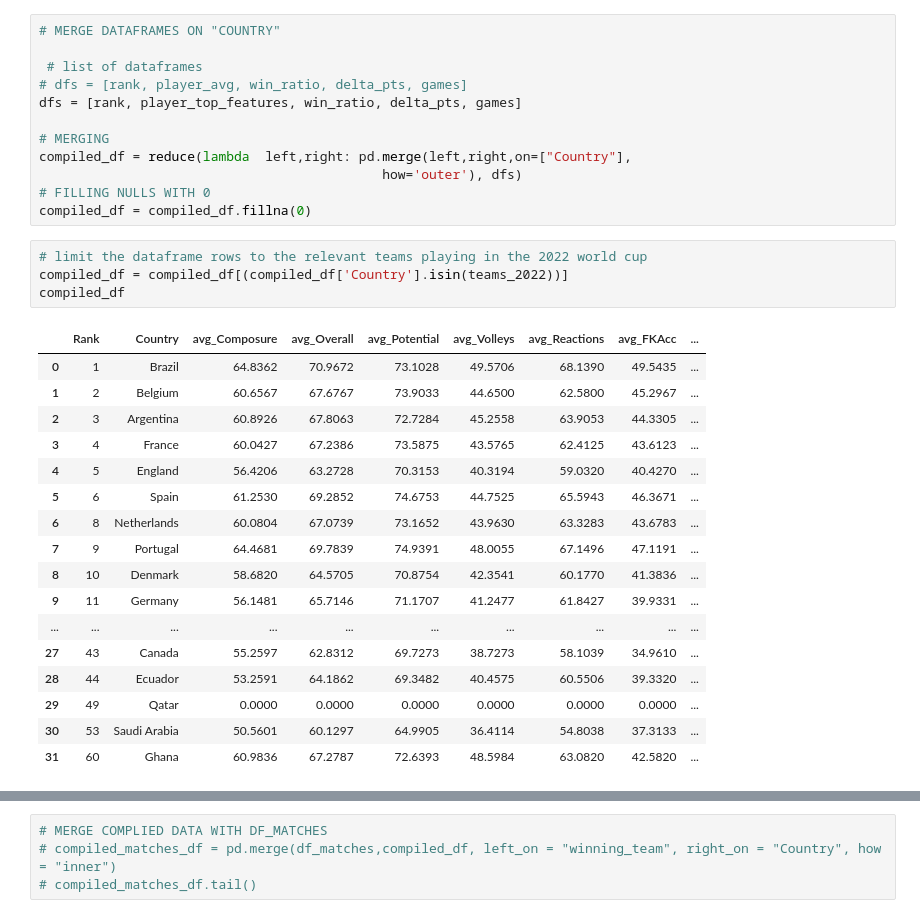
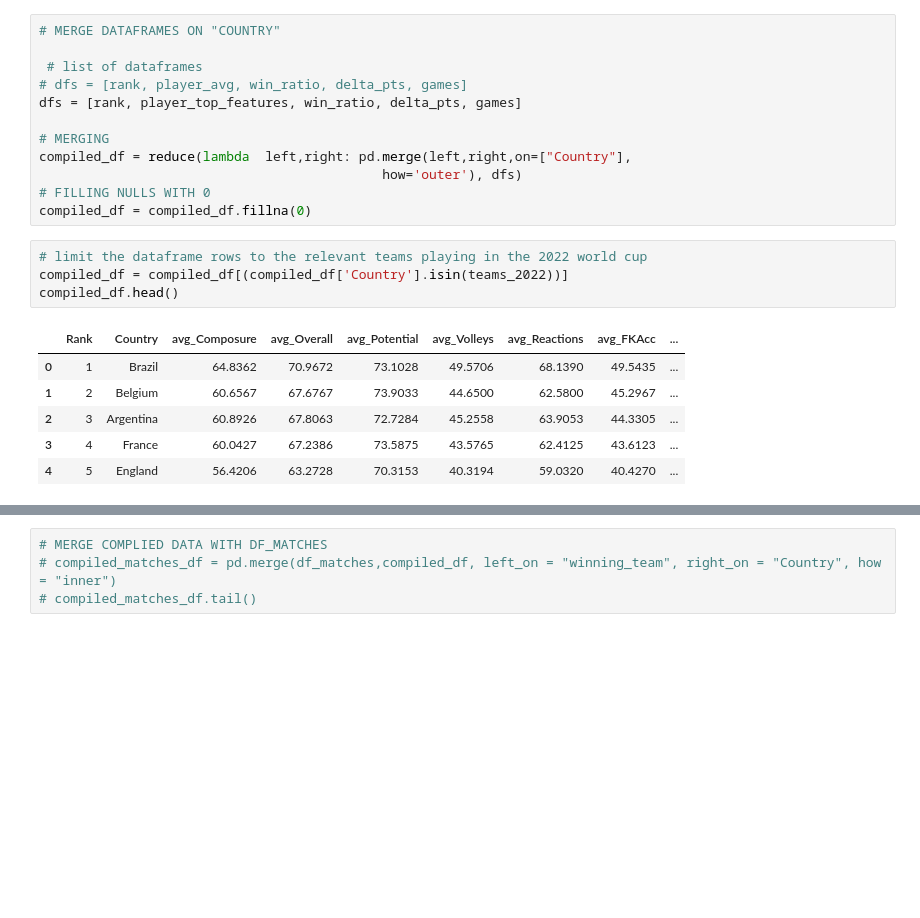
Before and after one commit to madelynbaker/2022-World-Cup-Prediction, a Jupyter notebook: compiled_df.ipynb, the cells around one changed output, grey strips where cells are left out. Saved outputs shown, nothing was run; the diff lists cells and outputs as text; blank space fills up the shorter version.

```diff
--- a/compiled_df.ipynb
+++ b/compiled_df.ipynb
@@ -72,25 +74,14 @@ compiled_df = compiled_df.fillna(0)
 # %%
 # limit the dataframe rows to the relevant teams playing in the 2022 world cup
 compiled_df = compiled_df[(compiled_df['Country'].isin(teams_2022))]
-compiled_df
+compiled_df.head()
 # %% [output]
 |  | Rank | Country | avg_Composure | avg_Overall | avg_Potential | avg_Volleys | avg_Reactions | avg_FKAcc | ... |
 | 0 | 1 | Brazil | 64.8362 | 70.9672 | 73.1028 | 49.5706 | 68.1390 | 49.5435 | ... |
 | 1 | 2 | Belgium | 60.6567 | 67.6767 | 73.9033 | 44.6500 | 62.5800 | 45.2967 | ... |
 | 2 | 3 | Argentina | 60.8926 | 67.8063 | 72.7284 | 45.2558 | 63.9053 | 44.3305 | ... |
 | 3 | 4 | France | 60.0427 | 67.2386 | 73.5875 | 43.5765 | 62.4125 | 43.6123 | ... |
 | 4 | 5 | England | 56.4206 | 63.2728 | 70.3153 | 40.3194 | 59.0320 | 40.4270 | ... |
-| 5 | 6 | Spain | 61.2530 | 69.2852 | 74.6753 | 44.7525 | 65.5943 | 46.3671 | ... |
-| 6 | 8 | Netherlands | 60.0804 | 67.0739 | 73.1652 | 43.9630 | 63.3283 | 43.6783 | ... |
-| 7 | 9 | Portugal | 64.4681 | 69.7839 | 74.9391 | 48.0055 | 67.1496 | 47.1191 | ... |
-| 8 | 10 | Denmark | 58.6820 | 64.5705 | 70.8754 | 42.3541 | 60.1770 | 41.3836 | ... |
-| 9 | 11 | Germany | 56.1481 | 65.7146 | 71.1707 | 41.2477 | 61.8427 | 39.9331 | ... |
-| ... | ... | ... | ... | ... | ... | ... | ... | ... | ... |
-| 27 | 43 | Canada | 55.2597 | 62.8312 | 69.7273 | 38.7273 | 58.1039 | 34.9610 | ... |
-| 28 | 44 | Ecuador | 53.2591 | 64.1862 | 69.3482 | 40.4575 | 60.5506 | 39.3320 | ... |
-| 29 | 49 | Qatar | 0.0000 | 0.0000 | 0.0000 | 0.0000 | 0.0000 | 0.0000 | ... |
-| 30 | 53 | Saudi Arabia | 50.5601 | 60.1297 | 64.9905 | 36.4114 | 54.8038 | 37.3133 | ... |
-| 31 | 60 | Ghana | 60.9836 | 67.2787 | 72.6393 | 48.5984 | 63.0820 | 42.5820 | ... |
 # %%
 df_matches = df_matches.reset_index(drop=True)
 df_matches.loc[df_matches.winning_team == df_matches.home_team,'winning_team']=2
```
Also changed, not shown: parts of 27 cells of this notebook, 5 other files.
